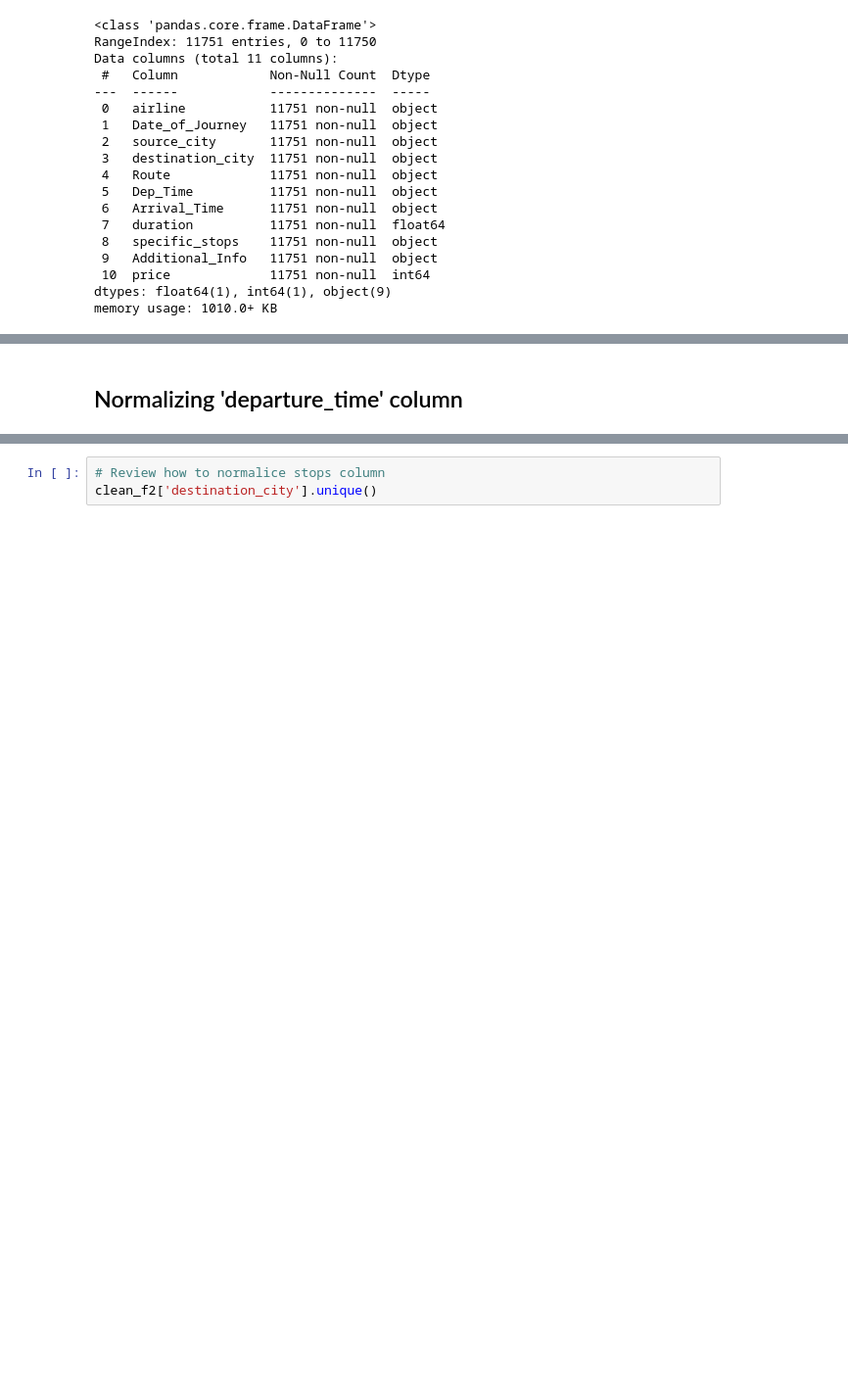
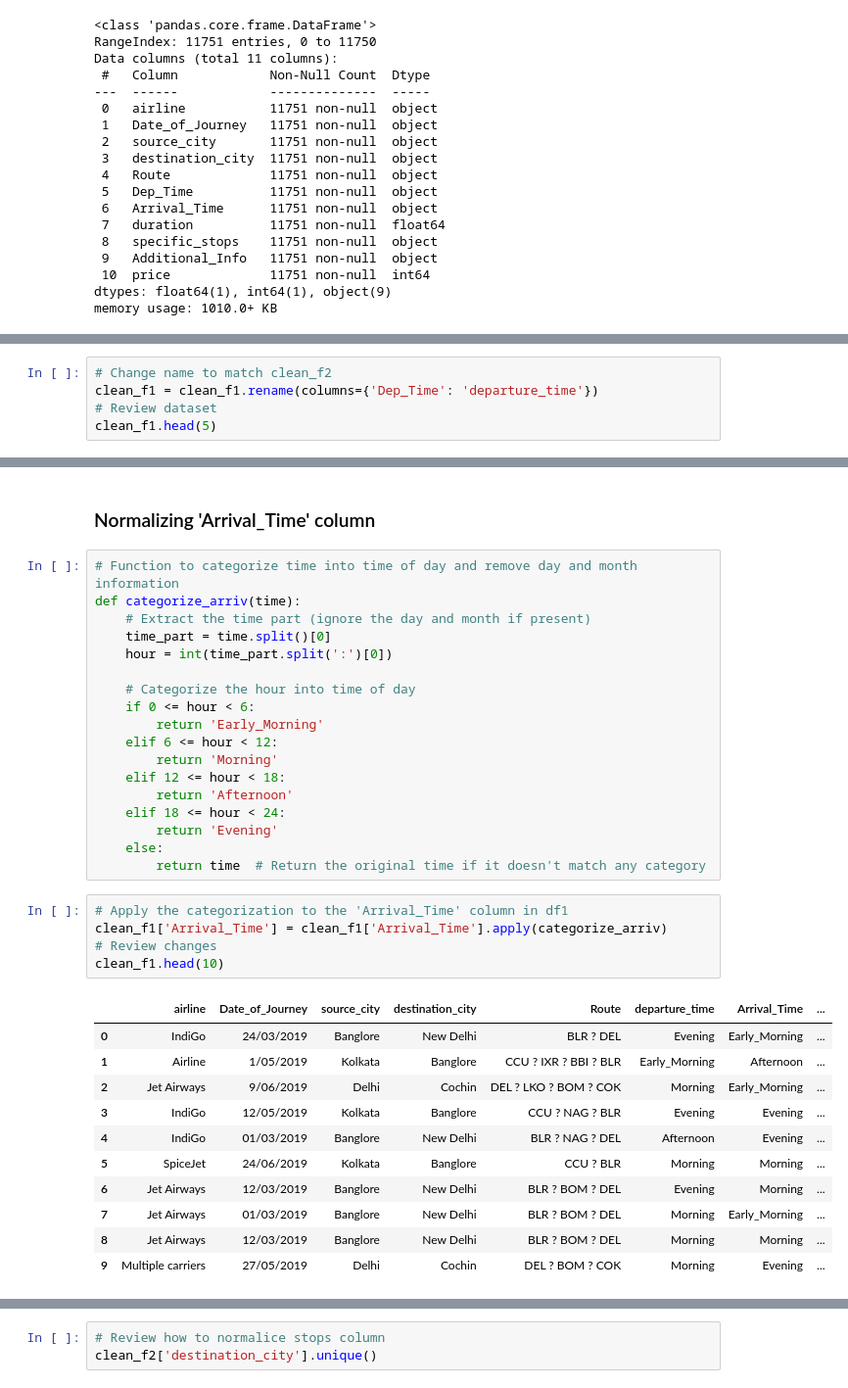
Before and after one commit to r41ss4/rennes_da, a Jupyter notebook: merging_data.ipynb, the cells around one changed output, grey strips where cells are left out. Shown at 98% size. Saved outputs shown, nothing was run; the diff lists cells and outputs as text; blank space fills up the shorter version.

```diff
--- a/merging_data.ipynb
+++ b/merging_data.ipynb
@@ -219,0 +254,5 @@ memory usage: 1010.0+ KB
+# %%
+# Change name to match clean_f2
+clean_f1 = clean_f1.rename(columns={'Dep_Time': 'departure_time'})
+# Review dataset
+clean_f1.head(5)
@@ -220,2 +266,37 @@ memory usage: 1010.0+ KB
 # %% [markdown]
-## Normalizing 'departure_time' column
+### Normalizing 'Arrival_Time' column
+# %%
+# Function to categorize time into time of day and remove day and month information
+def categorize_arriv(time):
+    # Extract the time part (ignore the day and month if present)
+    time_part = time.split()[0]
+    hour = int(time_part.split(':')[0])
+
+    # Categorize the hour into time of day
+    if 0 <= hour < 6:
+        return 'Early_Morning'
+    elif 6 <= hour < 12:
+        return 'Morning'
+    elif 12 <= hour < 18:
+        return 'Afternoon'
+    elif 18 <= hour < 24:
+        return 'Evening'
+    else:
+        return time  # Return the original time if it doesn't match any category
+# %%
+# Apply the categorization to the 'Arrival_Time' column in df1
+clean_f1['Arrival_Time'] = clean_f1['Arrival_Time'].apply(categorize_arriv)
+# Review changes
+clean_f1.head(10)
+# %% [output]
+|  | airline | Date_of_Journey | source_city | destination_city | Route | departure_time | Arrival_Time | ... |
+| 0 | IndiGo | 24/03/2019 | Banglore | New Delhi | BLR ? DEL | Evening | Early_Morning | ... |
+| 1 | Airline | 1/05/2019 | Kolkata | Banglore | CCU ? IXR ? BBI ? BLR | Early_Morning | Afternoon | ... |
+| 2 | Jet Airways | 9/06/2019 | Delhi | Cochin | DEL ? LKO ? BOM ? COK | Morning | Early_Morning | ... |
+| 3 | IndiGo | 12/05/2019 | Kolkata | Banglore | CCU ? NAG ? BLR | Evening | Evening | ... |
+| 4 | IndiGo | 01/03/2019 | Banglore | New Delhi | BLR ? NAG ? DEL | Afternoon | Evening | ... |
+| 5 | SpiceJet | 24/06/2019 | Kolkata | Banglore | CCU ? BLR | Morning | Morning | ... |
+| 6 | Jet Airways | 12/03/2019 | Banglore | New Delhi | BLR ? BOM ? DEL | Evening | Morning | ... |
+| 7 | Jet Airways | 01/03/2019 | Banglore | New Delhi | BLR ? BOM ? DEL | Morning | Early_Morning | ... |
+| 8 | Jet Airways | 12/03/2019 | Banglore | New Delhi | BLR ? BOM ? DEL | Morning | Morning | ... |
+| 9 | Multiple carriers | 27/05/2019 | Delhi | Cochin | DEL ? BOM ? COK | Morning | Evening | ... |
```
Also changed, not shown: parts of 15 cells of this notebook.
